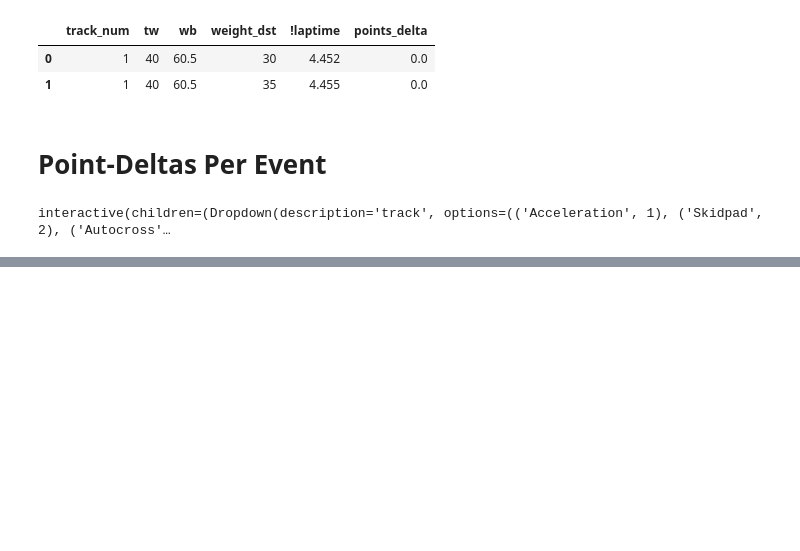
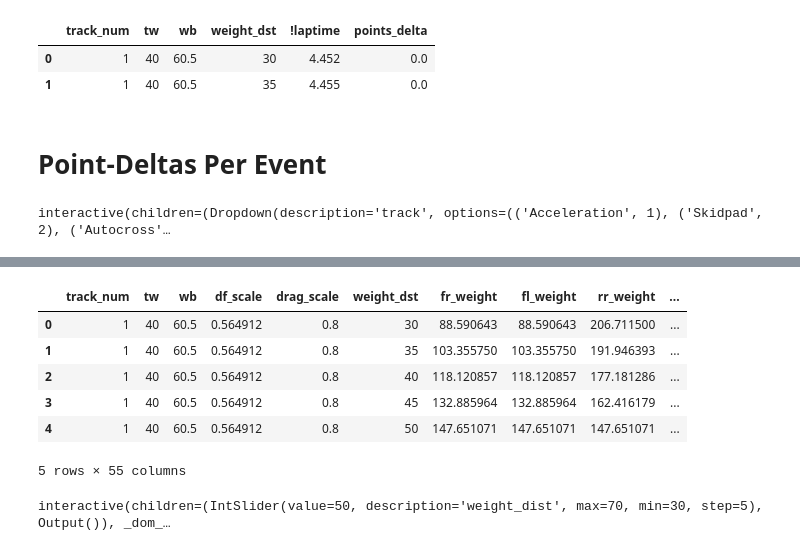
Before and after one commit to msfrt/Simulation, a Jupyter notebook: tw_wb/Track width and wheelbase study.ipynb, the cells around one changed output, grey strips where cells are left out. Drawn from its saved outputs; the diff is of its cells as text; code cells hidden in the pictures; blank space fills up the shorter version.

```diff
--- a/tw_wb/Track width and wheelbase study.ipynb
+++ b/tw_wb/Track width and wheelbase study.ipynb
@@ -825,0 +889,50 @@ interactive(children=(Dropdown(description='track', options=(('Acceleration', 1)
+# %%
+results_file_path = "/Users/daveyonkers/Michigan State University/RSO-MSU Formula Racing Team - General/SR22 - Car XX/Systems/Simulation/working_dir/DOE/track_width_wheel_base/tw_wb_RESULTS_absolute_minimum_radius_skidpad.csv"
+results_df= pd.read_csv(results_file_path)
+
+weight_dists = round((results_df["fr_weight"] / (results_df["fr_weight"] + results_df["rr_weight"])) * 100)
+results_df.insert(5, "weight_dst", weight_dists)
+results_df = results_df.astype({"weight_dst":"int"})
+results_df.head()
+# %% [output]
+|  | track_num | tw | wb | df_scale | drag_scale | weight_dst | fr_weight | fl_weight | rr_weight | ... |
+| 0 | 1 | 40 | 60.5 | 0.564912 | 0.8 | 30 | 88.590643 | 88.590643 | 206.711500 | ... |
+| 1 | 1 | 40 | 60.5 | 0.564912 | 0.8 | 35 | 103.355750 | 103.355750 | 191.946393 | ... |
+| 2 | 1 | 40 | 60.5 | 0.564912 | 0.8 | 40 | 118.120857 | 118.120857 | 177.181286 | ... |
+| 3 | 1 | 40 | 60.5 | 0.564912 | 0.8 | 45 | 132.885964 | 132.885964 | 162.416179 | ... |
+| 4 | 1 | 40 | 60.5 | 0.564912 | 0.8 | 50 | 147.651071 | 147.651071 | 147.651071 | ... |
+5 rows × 55 columns
+# %%
+@interact(weight_dist=(30, 70, 5))
+def steering_viewer(weight_dist):
+    grid = create_tw_wb_results_grid(1, weight_dist, "maxSteerL")
+    heatmap = go.Heatmap(z=grid, x=tws, y=wbs, hoverongaps = False, colorscale = 'magma', zmin=min(results_df["maxSteerL"]), zmax=max(results_df["maxSteerL"]))
+    fig = go.Figure(heatmap)
+
+    fig.update_layout(title="Absolute Min Radius (4.5m) Road Wheel Angle (w.d. = {}%F)".format(weight_dist),
+                      xaxis_title="Track Width [in]",
+                      yaxis_title="Wheelbase [in]")
+
+    try:
+        fig.write_image("images/absolute_min_wheel_angle/absolute_min_wheel_angle_{}wd.png".format(weight_dist), width=800, height=600)
+    except FileNotFoundError:
+        import os
+        os.makedirs("images/absolute_min_wheel_angle")
+        fig.write_image("images/absolute_min_wheel_angle/absolute_min_wheel_angle_{}wd.png".format(weight_dist), width=800, height=600)
+
+    try:
+        fig.write_html("htmls/absolute_min_wheel_angle/absolute_min_wheel_angle_{}wd.html".format(weight_dist))
+    except FileNotFoundError:
+        import os
+        os.makedirs("htmls/absolute_min_wheel_angle")
+        fig.write_html("htmls/absolute_min_wheel_angle/absolute_min_wheel_angle_{}wd.html".format(weight_dist))
+
+    return fig
+
+for wwdd in np.arange(30, 75, 5):
+    try:
+        steering_viewer(wwdd)
+    except:
+        continue
+# %% [output]
+interactive(children=(IntSlider(value=50, description='weight_dist', max=70, min=30, step=5), Output()), _dom_…
```
Also changed, not shown: parts of 11 cells of this notebook.
